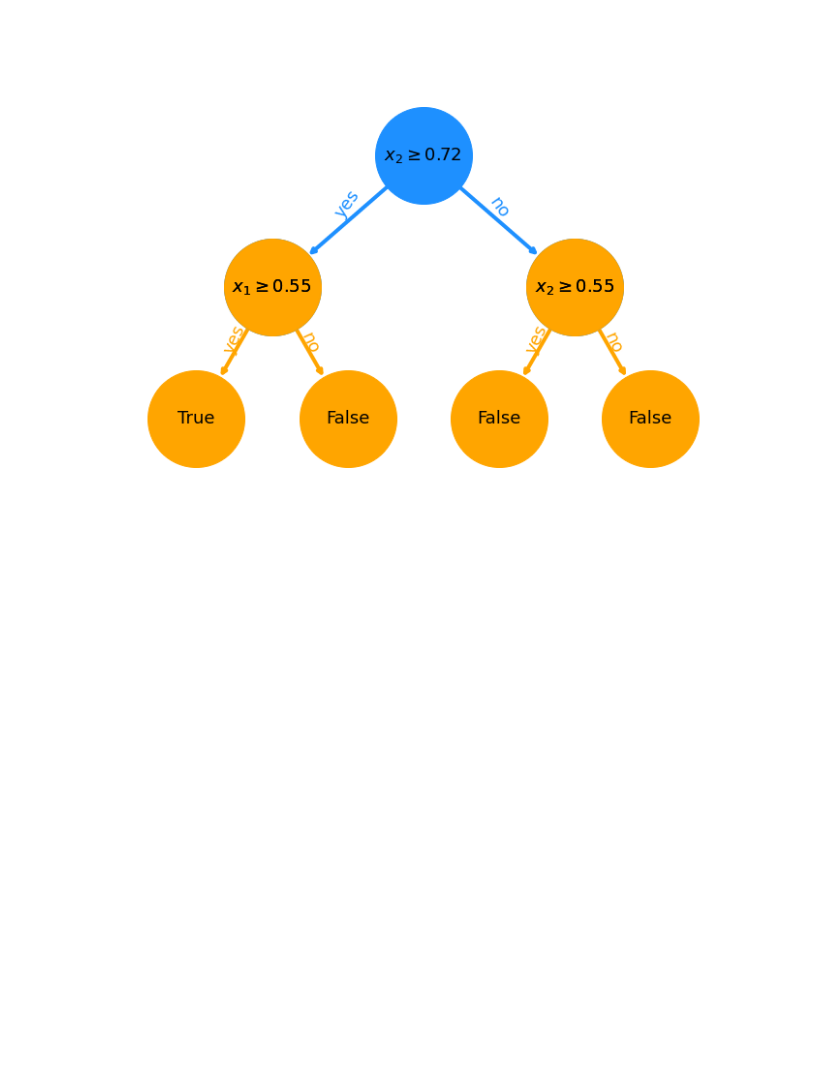
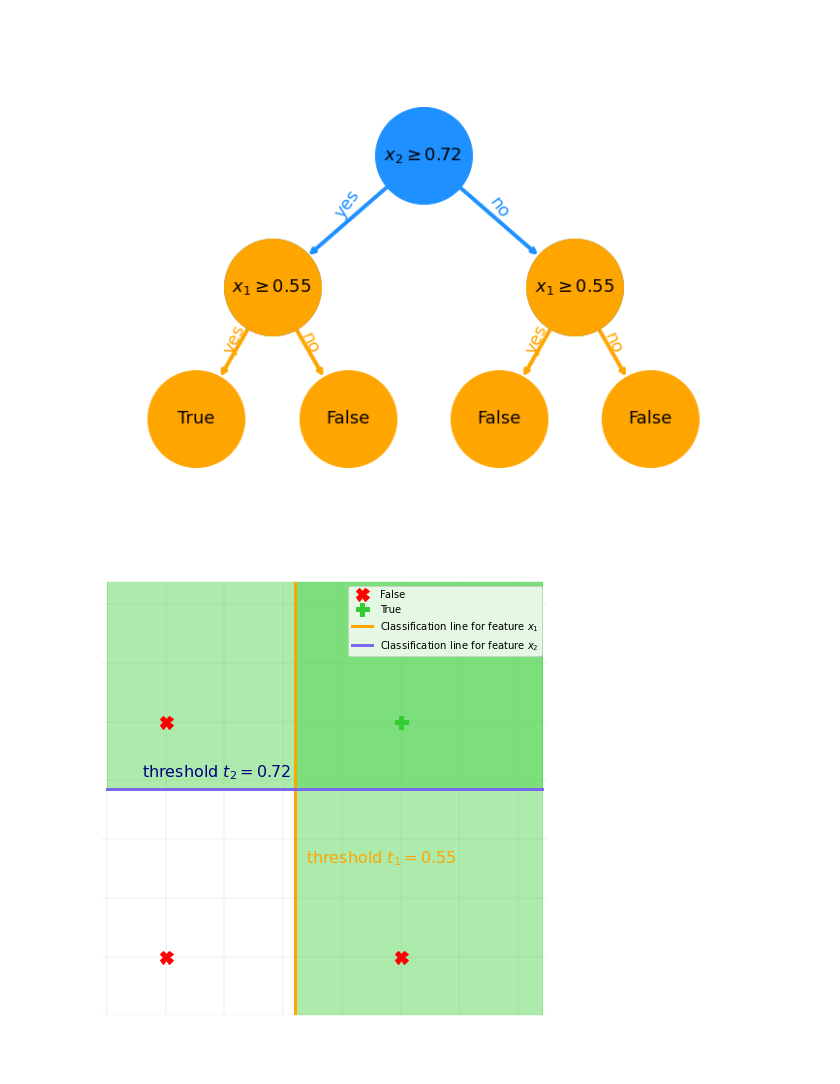
Before and after one commit to johndah/Intro-to-Machine-Learning, a Jupyter notebook: machine_learning_intro.ipynb, the cells around one changed output. Cells and saved outputs as stored; diff of their text form; code cells hidden in the pictures; blank space fills up the shorter version.

```diff
--- a/machine_learning_intro.ipynb
+++ b/machine_learning_intro.ipynb
@@ -278,18 +190,17 @@ Correctly classifies 3 out of 4.
 # %%
 import pandas as pd
 import networkx as nx
-import matplotlib.pyplot as plt
+hide_input_code()
 
-
-def plot_logical_and_nn(features):
+def plot_decision_tree(features, thresholds):
     plt.figure(figsize=(14, 2+4*len(features)))
 
     if ('1' in features[0]):
         color = 'orange'
-        bias = x1_bias
+        bias = thresholds[0]
     else:
         color = 'dodgerblue'
-        bias = x2_bias
+        bias = thresholds[-1]
 
     feature1_node = [features[0] + r'$\geq %s$' % np.round(bias, 2)]*2
     output_nodes = [features[0] + '_yes',
@@ -303,12 +214,12 @@ def plot_logical_and_nn(features):
                    (feature1_node[0], output_nodes[1]): 'no'}
 
     if len(features) == 2:
-        feature1_node.extend([features[1] + r'$\geq %s$' % np.round(x1_bias, 2)]*2)
-        feature2_node = [features[1] + r'$\geq %s$' % np.round(x2_bias, 2)]*4
+        feature1_node.extend([features[1] + r'$\geq %s$' % np.round(thresholds[0], 2)]*2)
+        feature2_node = [features[1] + r'$\geq %s$' % np.round(thresholds[1], 2)]*4
         output_nodes.extend([features[0] + '_yes' + features[1] + '_no',
                              features[0] + '_no' + features[1] + '_no'])
 
-        pos.update({feature1_node[2]: (3.5, 2),
+        pos.update({feature1_node[-1]: (3.5, 2),
                     output_nodes[2]: (3, 1),
                     output_nodes[3]: (4, 1)})
         edge_labels.update({(feature1_node[2], output_nodes[2]): 'yes',
@@ -316,25 +227,28 @@ def plot_logical_and_nn(features):
 
         pos2 = {feature2_node[0]: (2.5, 3),
                 feature1_node[0]: (1.5, 2),
-                feature1_node[2]: (3.5, 2)}
+                feature1_node[-1]: (3.5, 2)}
         data_frame2 = {'feature2_node': feature2_node,
                        'feature1_node': feature1_node}
         network2 = nx.from_pandas_edgelist(pd.DataFrame(data_frame2),
                                            'feature2_node',
                                            'feature1_node',
                                            create_using=nx.DiGraph())
+
+        label2 = {feature2_node[0]: feature2_node[0]}
         nodes2 = nx.draw_networkx_nodes(network2, pos2,
                                         nodelist=network2.nodes,
                                         node_size=1.e4,
                                         node_shape='o',
                                         node_color='dodgerblue',
                                         alpha=1.)
-        labels2 = dict(zip(pos2.keys(), pos2.keys()))
-        nx.draw_networkx_labels(network2, pos2, labels2, font_size=18)
+
+
         nx.draw_networkx_edges(network2, pos2, node_size=1.e4,
                                        arrowstyle='->',
                                        edge_color='dodgerblue',
                                        width=4)
+        nx.draw_networkx_labels(network2, pos2, label2, font_size=18)
 
         edge_labels2 = {(feature2_node[0], feature1_node[0]): 'yes',
                         (feature2_node[1], feature1_node[2]): 'no'}
@@ -362,6 +276,7 @@ def plot_logical_and_nn(features):
                                    alpha=1.)
 
     labels = dict(zip(pos.keys(), pos.keys()))
+    labels[feature1_node[-1]] = feature1_node[0]
     labels[output_nodes[0]] = 'True'
     for i in range(len(output_nodes)):
         labels[output_nodes[i]] = 'True' if i == 0 else 'False'
@@ -382,7 +297,4 @@ def plot_logical_and_nn(features):
 
     plt.axis('off')
     plt.show()
-
-
-plot_logical_and_nn([r'$x_1$'])
 # %% [output]
@@ -448,4 +385,14 @@ Will correctly classify all samples.
-# %%
-plot_logical_and_nn([r'$x_1$', r'$x_2$'])
-# %% [output]
-[figure, removed]
+# %%
+np.random.seed(0)
+t1 = np.random.rand(1).item()
+t2 = np.random.rand(1).item()
+
+plot_decision_tree([r'$x_1$', r'$x_2$'], [t1, t2])
+
+ax = get_figure()
+legends = plot_problem(ax, data, targets)
+plot_classifier(legends, threshold=t1, feature_index=0)
+plot_classifier(legends, threshold=t2, feature_index=1, color='mediumslateblue', text_color='navy')
+# %% [output]
+[figure, added]
+[figure, added]
```
Also changed, not shown: parts of 16 cells of this notebook, 1 other file.
